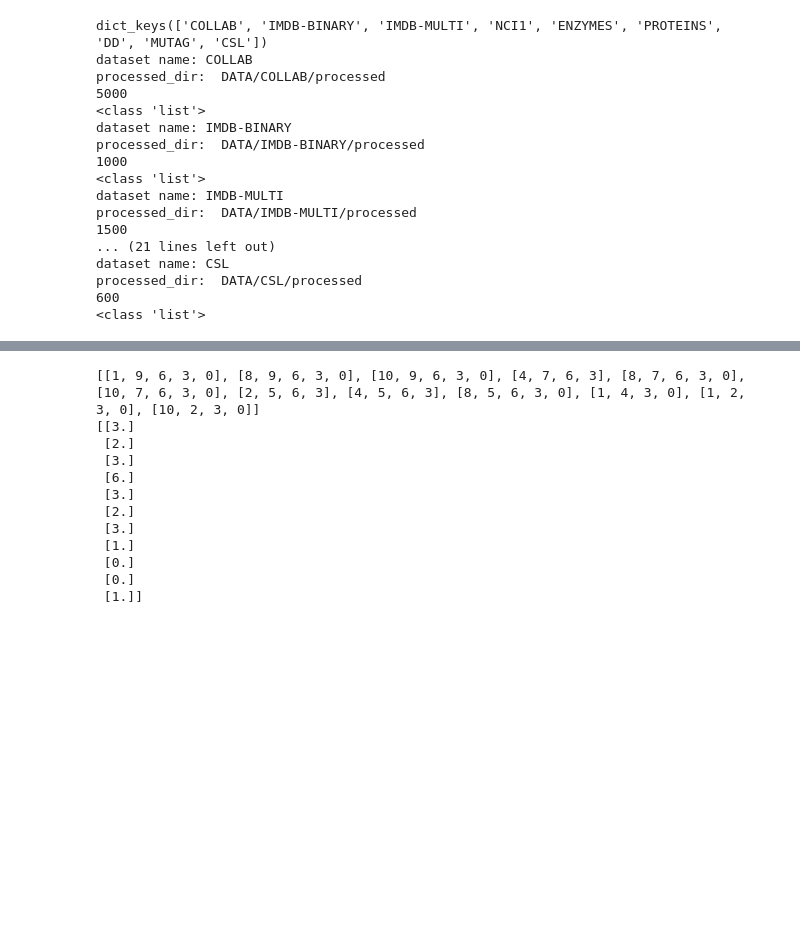
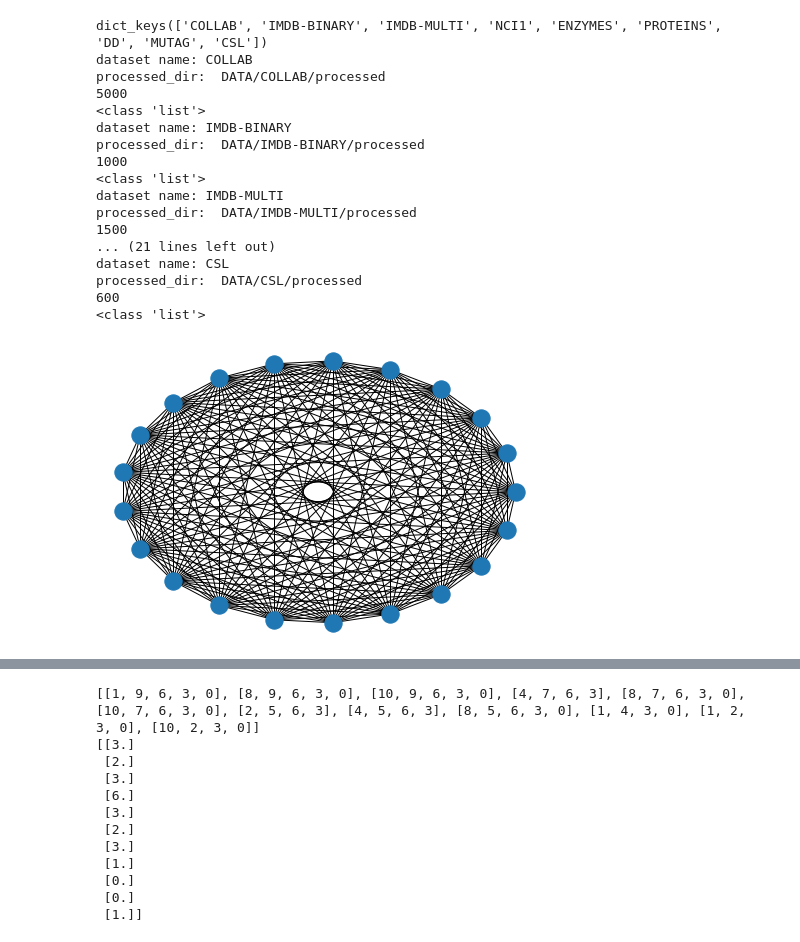
Before and after one commit to ICLab4DL/GNNBenchEffectiveness, a Jupyter notebook: plot_statistics.ipynb, the cells around one changed output, grey strips where cells are left out. Cells and saved outputs as stored; diff of their text form; code cells hidden in the pictures; blank space fills up the shorter version.

Commit message:
plot stats

```diff
--- a/plot_statistics.ipynb
+++ b/plot_statistics.ipynb
@@ -478,6 +481,17 @@ def get_pyg_dataset_stats(pyg_data):
 
 
 # print(node_feature_utils.node_cc_avg_feature(adj=dense_A.detach().numpy()))
+# %%
+# TODO: show ego network in IMDB-B
+
+
+adj = datasets_obj['IMDB-BINARY'].dataset.get_data()[555].to_numpy_array()
+# meaningless.
+# all are complete graph.
+g = nx.from_numpy_array(adj)
+nx.draw_circular(g)
+# %% [output]
+[figure, added]
 # %%
 # TODO: plot on one figure:
 datasets_stats = {}
```
Also changed, not shown: parts of 9 cells of this notebook, 6 other files.
